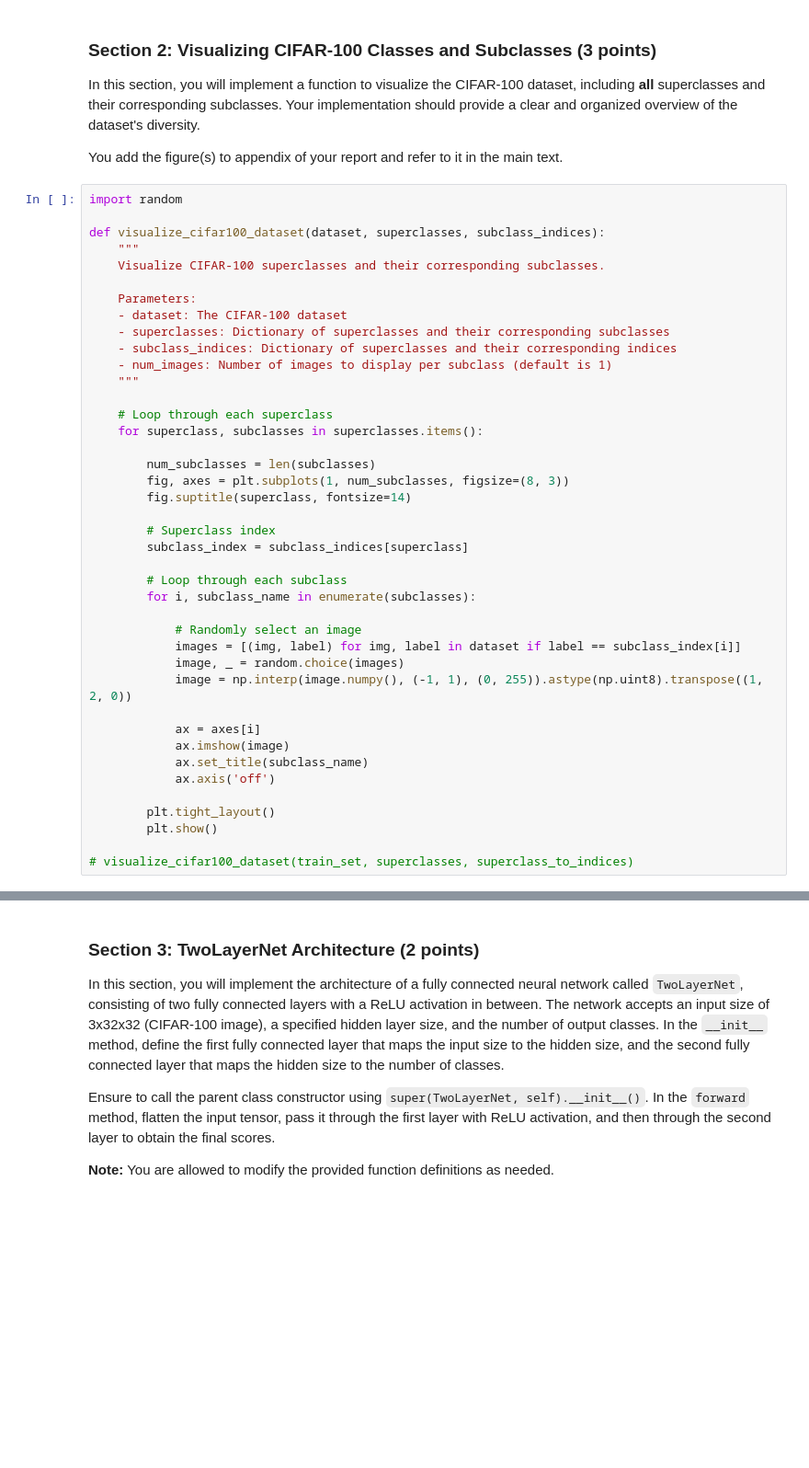
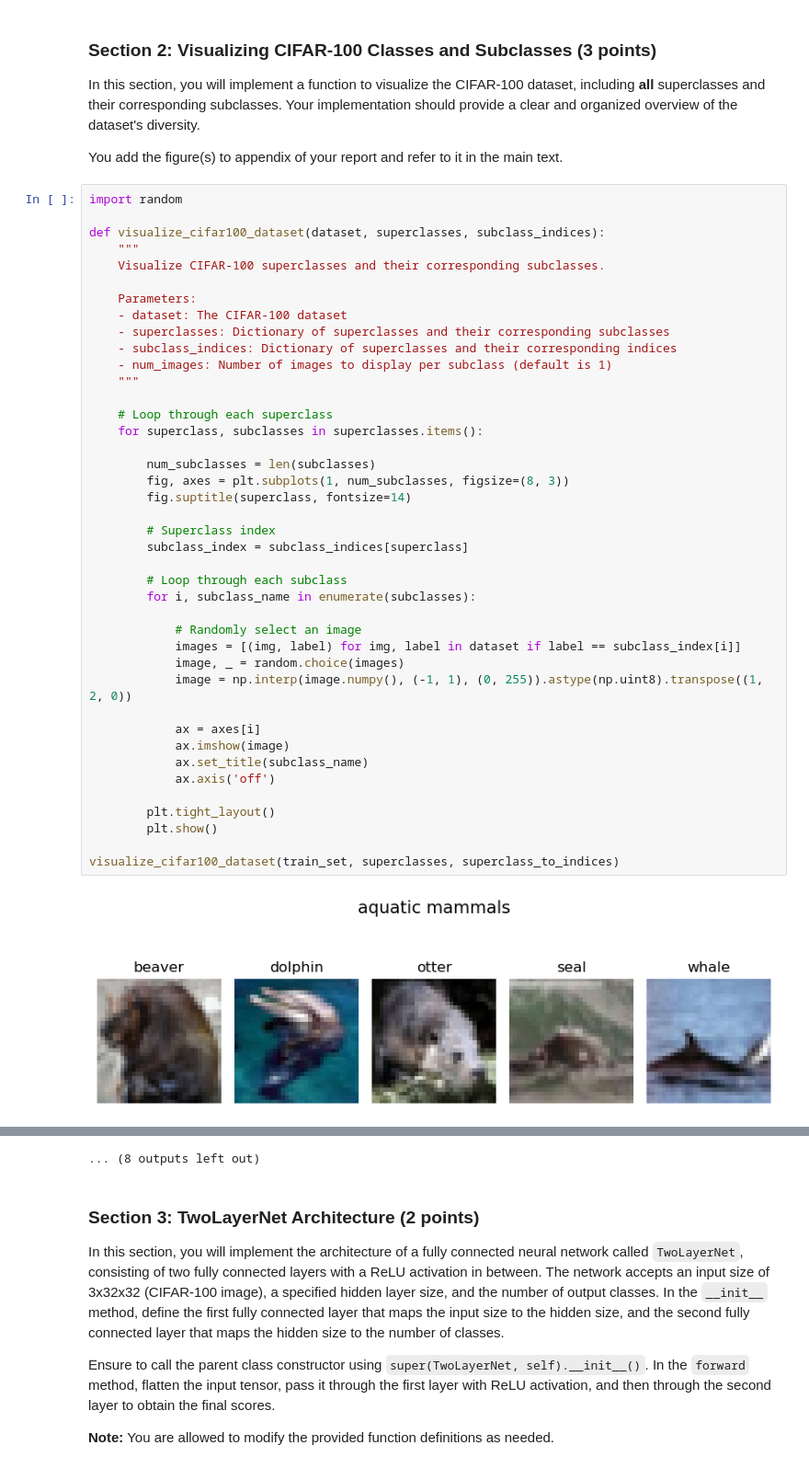
Before and after one commit to Joselgc1/CV1-Labs, a Jupyter notebook: Final Lab/Part2/15388867_15735664_11307943_Part2.ipynb, the cells around one changed output, grey strips where cells are left out. Shown: that part at 92% size. Saved outputs shown, nothing was run; the diff lists cells and outputs as text; blank space fills up the shorter version.

```diff
--- a/Final Lab/Part2/15388867_15735664_11307943_Part2.ipynb
+++ b/Final Lab/Part2/15388867_15735664_11307943_Part2.ipynb
@@ -191,31 +191,33 @@ def visualize_cifar100_dataset(dataset, superclasses, subclass_indices):
     - subclass_indices: Dictionary of superclasses and their corresponding indices
     - num_images: Number of images to display per subclass (default is 1)
     """
 
     # Loop through each superclass
     for superclass, subclasses in superclasses.items():
 
         num_subclasses = len(subclasses)
         fig, axes = plt.subplots(1, num_subclasses, figsize=(8, 3))
         fig.suptitle(superclass, fontsize=14)
 
         # Superclass index
         subclass_index = subclass_indices[superclass]
 
         # Loop through each subclass
         for i, subclass_name in enumerate(subclasses):
 
             # Randomly select an image
             images = [(img, label) for img, label in dataset if label == subclass_index[i]]
             image, _ = random.choice(images)
             image = np.interp(image.numpy(), (-1, 1), (0, 255)).astype(np.uint8).transpose((1, 2, 0))
 
             ax = axes[i]
             ax.imshow(image)
             ax.set_title(subclass_name)
             ax.axis('off')
 
         plt.tight_layout()
         plt.show()
 
-# visualize_cifar100_dataset(train_set, superclasses, superclass_to_indices)
+visualize_cifar100_dataset(train_set, superclasses, superclass_to_indices)
+# %% [output]
+[figure, added]
@@ -222,3 +235,4 @@ def visualize_cifar100_dataset(dataset, superclasses, subclass_indices):
+... (8 outputs left out)
 # %% [markdown]
 <a id="section-3"></a>
 ### **Section 3: TwoLayerNet Architecture (2 points)**
```
Also changed, not shown: parts of 21 cells of this notebook, 24 other files.
